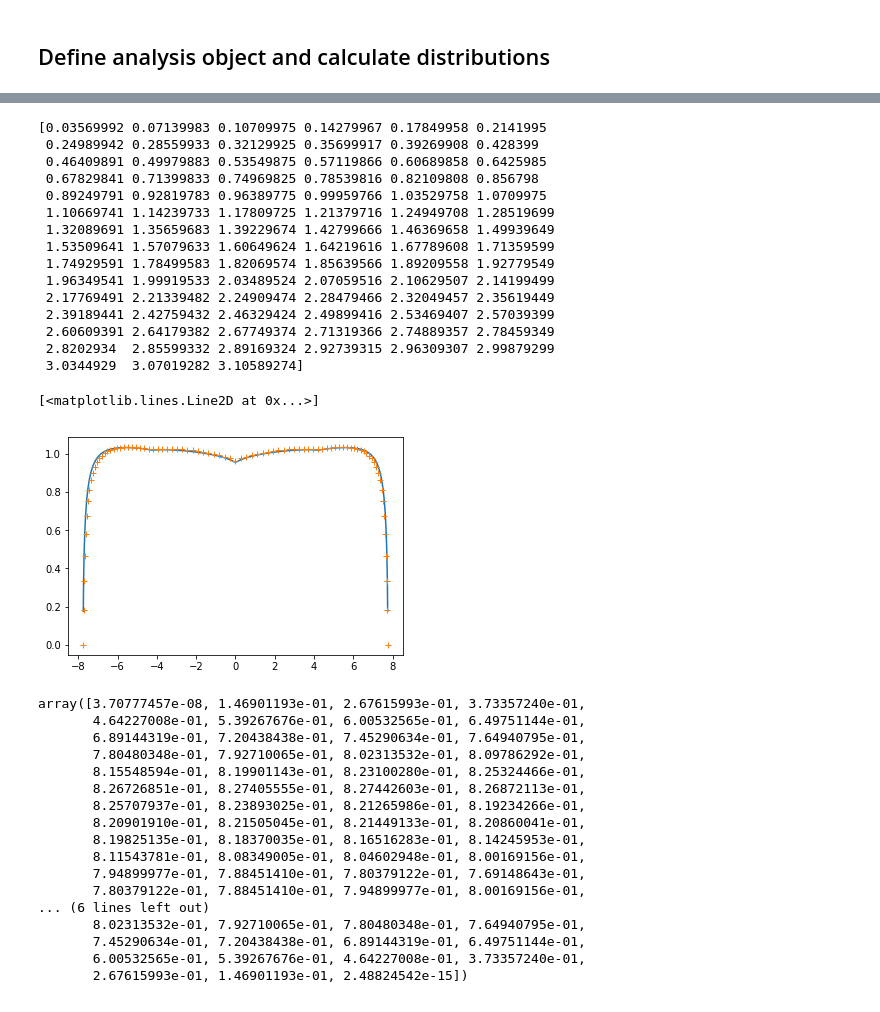
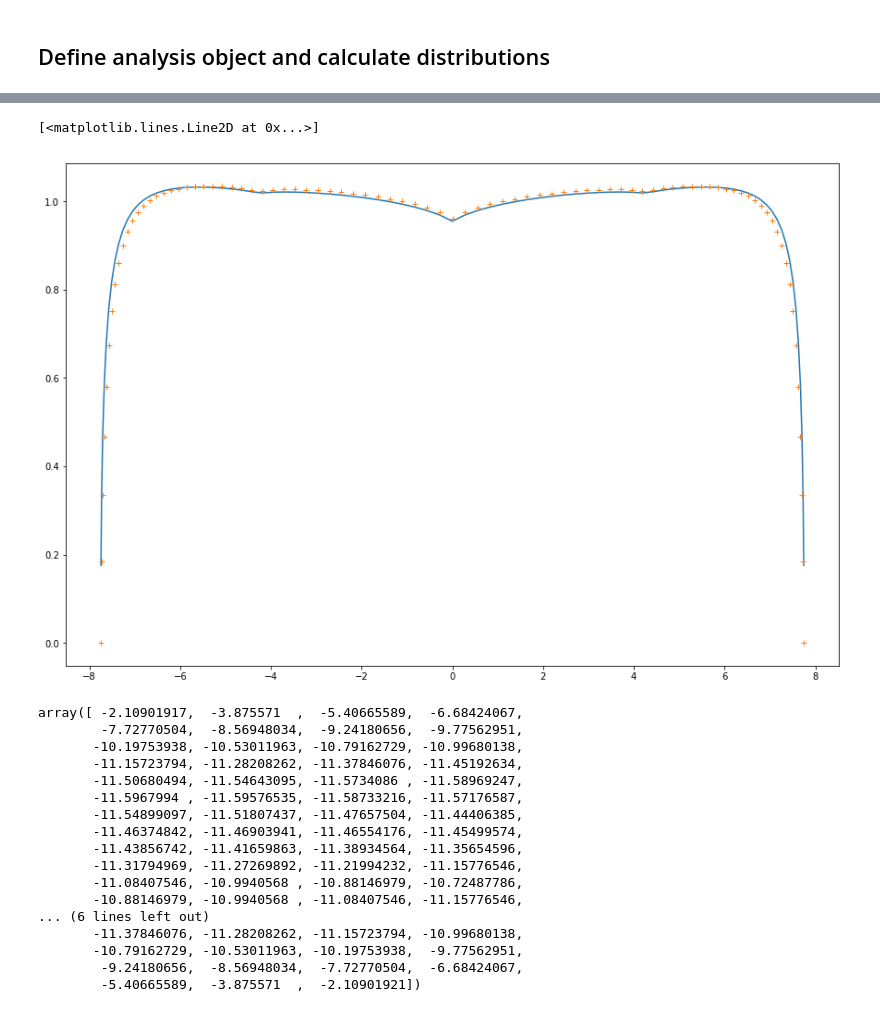
Before and after one commit to akafliegdarmstadt/wingstructure, a Jupyter notebook: examples/Analysis_Example.ipynb, the cells around one changed output, grey strips where cells are left out. Cells and saved outputs as stored; diff of their text form; code cells hidden in the pictures.

```diff
--- a/examples/Analysis_Example.ipynb
+++ b/examples/Analysis_Example.ipynb
@@ -74,46 +63,31 @@ plt.savefig('Liftdistribution.pdf')
 # %%
 from wingstructure.aero import multhop
 # %%
-res = multhop.calc_multhoplift(wing, np.radians(α))
+res = multhop.calc_multhoplift(wing, 2.1)
-# %% [output]
-[0.03569992 0.07139983 0.10709975 0.14279967 0.17849958 0.2141995
- 0.24989942 0.28559933 0.32129925 0.35699917 0.39269908 0.428399
- 0.46409891 0.49979883 0.53549875 0.57119866 0.60689858 0.6425985
- 0.67829841 0.71399833 0.74969825 0.78539816 0.82109808 0.856798
- 0.89249791 0.92819783 0.96389775 0.99959766 1.03529758 1.0709975
- 1.10669741 1.14239733 1.17809725 1.21379716 1.24949708 1.28519699
- 1.32089691 1.35659683 1.39229674 1.42799666 1.46369658 1.49939649
- 1.53509641 1.57079633 1.60649624 1.64219616 1.67789608 1.71359599
- 1.74929591 1.78499583 1.82069574 1.85639566 1.89209558 1.92779549
- 1.96349541 1.99919533 2.03489524 2.07059516 2.10629507 2.14199499
- 2.17769491 2.21339482 2.24909474 2.28479466 2.32049457 2.35619449
- 2.39189441 2.42759432 2.46329424 2.49899416 2.53469407 2.57039399
- 2.60609391 2.64179382 2.67749374 2.71319366 2.74889357 2.78459349
- 2.8202934  2.85599332 2.89169324 2.92739315 2.96309307 2.99879299
- 3.0344929  3.07019282 3.10589274]
 # %%
+plt.figure(figsize=(15,10))
 plt.plot(res['ys'], res['c_ls']/res['C_L'])
 plt.plot(liftana.calc_ys, liftana.aoa_c_ls, '+')
 # %% [output]
 [<matplotlib.lines.Line2D at 0x...>]
-[figure, old version]
+[figure, new version]
 # %%
-distribution
+distribution-res['c_ls']
 # %% [output]
-array([3.70777457e-08, 1.46901193e-01, 2.67615993e-01, 3.73357240e-01,
-       4.64227008e-01, 5.39267676e-01, 6.00532565e-01, 6.49751144e-01,
-       6.89144319e-01, 7.20438438e-01, 7.45290634e-01, 7.64940795e-01,
-       7.80480348e-01, 7.92710065e-01, 8.02313532e-01, 8.09786292e-01,
-       8.15548594e-01, 8.19901143e-01, 8.23100280e-01, 8.25324466e-01,
-       8.26726851e-01, 8.27405555e-01, 8.27442603e-01, 8.26872113e-01,
-       8.25707937e-01, 8.23893025e-01, 8.21265986e-01, 8.19234266e-01,
-       8.20901910e-01, 8.21505045e-01, 8.21449133e-01, 8.20860041e-01,
-       8.19825135e-01, 8.18370035e-01, 8.16516283e-01, 8.14245953e-01,
-       8.11543781e-01, 8.08349005e-01, 8.04602948e-01, 8.00169156e-01,
-       7.94899977e-01, 7.88451410e-01, 7.80379122e-01, 7.69148643e-01,
-       7.80379122e-01, 7.88451410e-01, 7.94899977e-01, 8.00169156e-01,
+array([ -2.10901917,  -3.875571  ,  -5.40665589,  -6.68424067,
+        -7.72770504,  -8.56948034,  -9.24180656,  -9.77562951,
+       -10.19753938, -10.53011963, -10.79162729, -10.99680138,
+       -11.15723794, -11.28208262, -11.37846076, -11.45192634,
+       -11.50680494, -11.54643095, -11.5734086 , -11.58969247,
+       -11.5967994 , -11.59576535, -11.58733216, -11.57176587,
+       -11.54899097, -11.51807437, -11.47657504, -11.44406385,
+       -11.46374842, -11.46903941, -11.46554176, -11.45499574,
+       -11.43856742, -11.41659863, -11.38934564, -11.35654596,
+       -11.31794969, -11.27269892, -11.21994232, -11.15776546,
+       -11.08407546, -10.9940568 , -10.88146979, -10.72487786,
+       -10.88146979, -10.9940568 , -11.08407546, -11.15776546,
 ... (6 lines left out)
-       8.02313532e-01, 7.92710065e-01, 7.80480348e-01, 7.64940795e-01,
-       7.45290634e-01, 7.20438438e-01, 6.89144319e-01, 6.49751144e-01,
-       6.00532565e-01, 5.39267676e-01, 4.64227008e-01, 3.73357240e-01,
-       2.67615993e-01, 1.46901193e-01, 2.48824542e-15])
+       -11.37846076, -11.28208262, -11.15723794, -10.99680138,
+       -10.79162729, -10.53011963, -10.19753938,  -9.77562951,
+        -9.24180656,  -8.56948034,  -7.72770504,  -6.68424067,
+        -5.40665589,  -3.875571  ,  -2.10901921])
```
Also changed, not shown: parts of 1 cell of this notebook, 2 other files.
